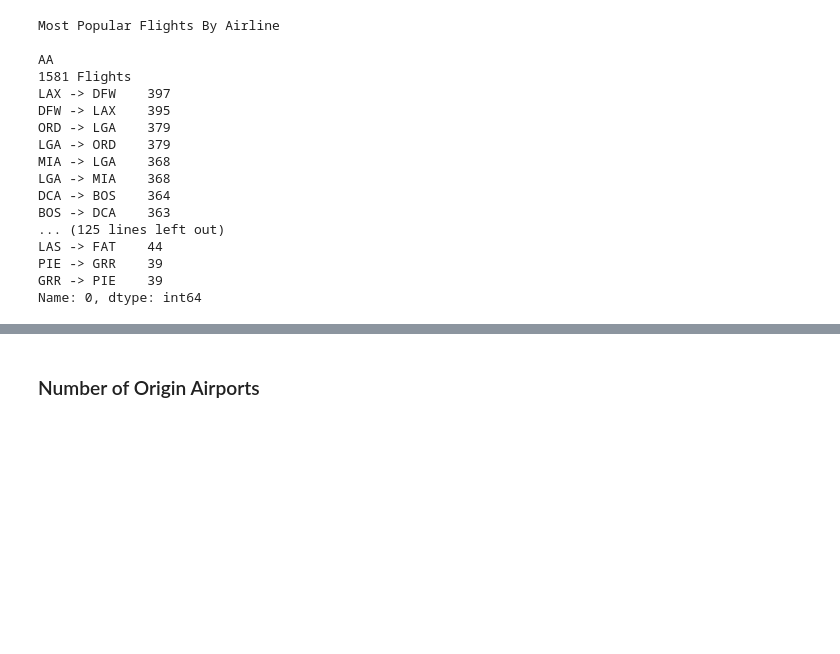
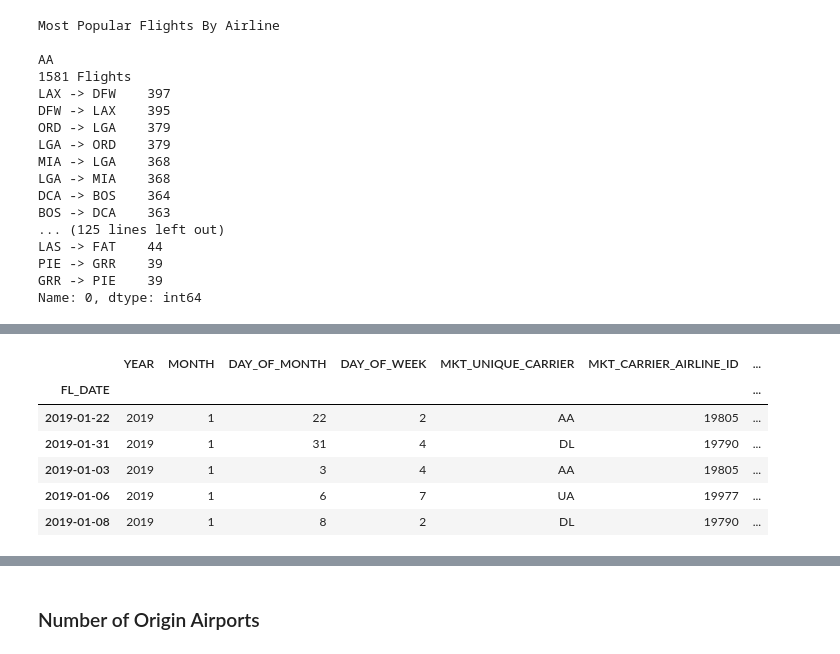
Before and after one commit to mattkeeran/GTRI_ICL_Datasets, a Jupyter notebook: Ontime Flight Data for January.ipynb, the cells around one changed output, grey strips where cells are left out. Saved outputs shown, nothing was run; the diff lists cells and outputs as text; code cells hidden in the pictures; blank space fills up the shorter version.

```diff
--- a/Ontime Flight Data for January.ipynb
+++ b/Ontime Flight Data for January.ipynb
@@ -778,0 +944,11 @@ Name: 0, dtype: int64
+# %%
+random_10k = data_date.sample(n=10404, random_state=1)
+random_10k.head()
+# %% [output]
+|  | YEAR | MONTH | DAY_OF_MONTH | DAY_OF_WEEK | MKT_UNIQUE_CARRIER | MKT_CARRIER_AIRLINE_ID | ... |
+| FL_DATE |  |  |  |  |  |  | ... |
+| 2019-01-22 | 2019 | 1 | 22 | 2 | AA | 19805 | ... |
+| 2019-01-31 | 2019 | 1 | 31 | 4 | DL | 19790 | ... |
+| 2019-01-03 | 2019 | 1 | 3 | 4 | AA | 19805 | ... |
+| 2019-01-06 | 2019 | 1 | 6 | 7 | UA | 19977 | ... |
+| 2019-01-08 | 2019 | 1 | 8 | 2 | DL | 19790 | ... |
```
Also changed, not shown: parts of 83 cells of this notebook.
